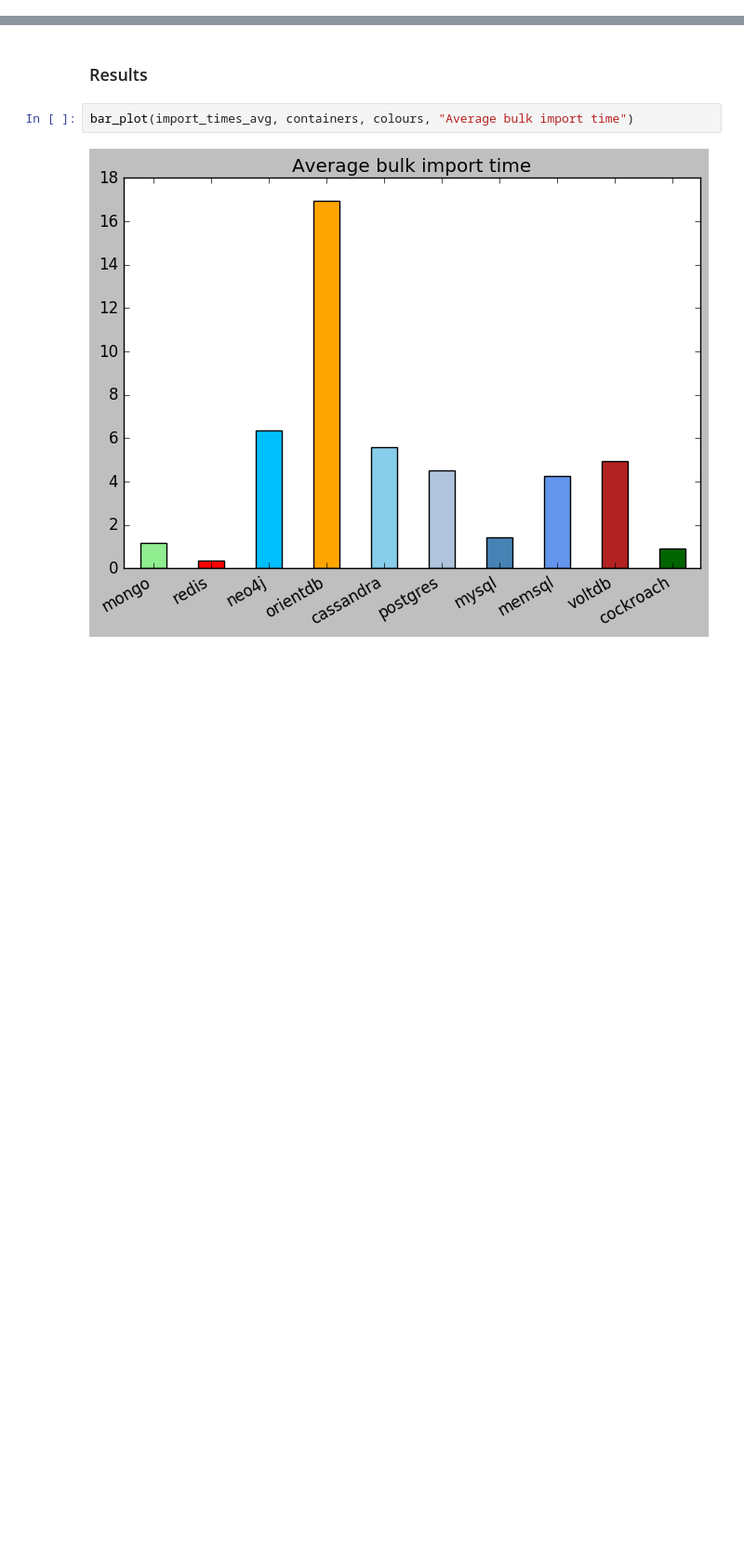
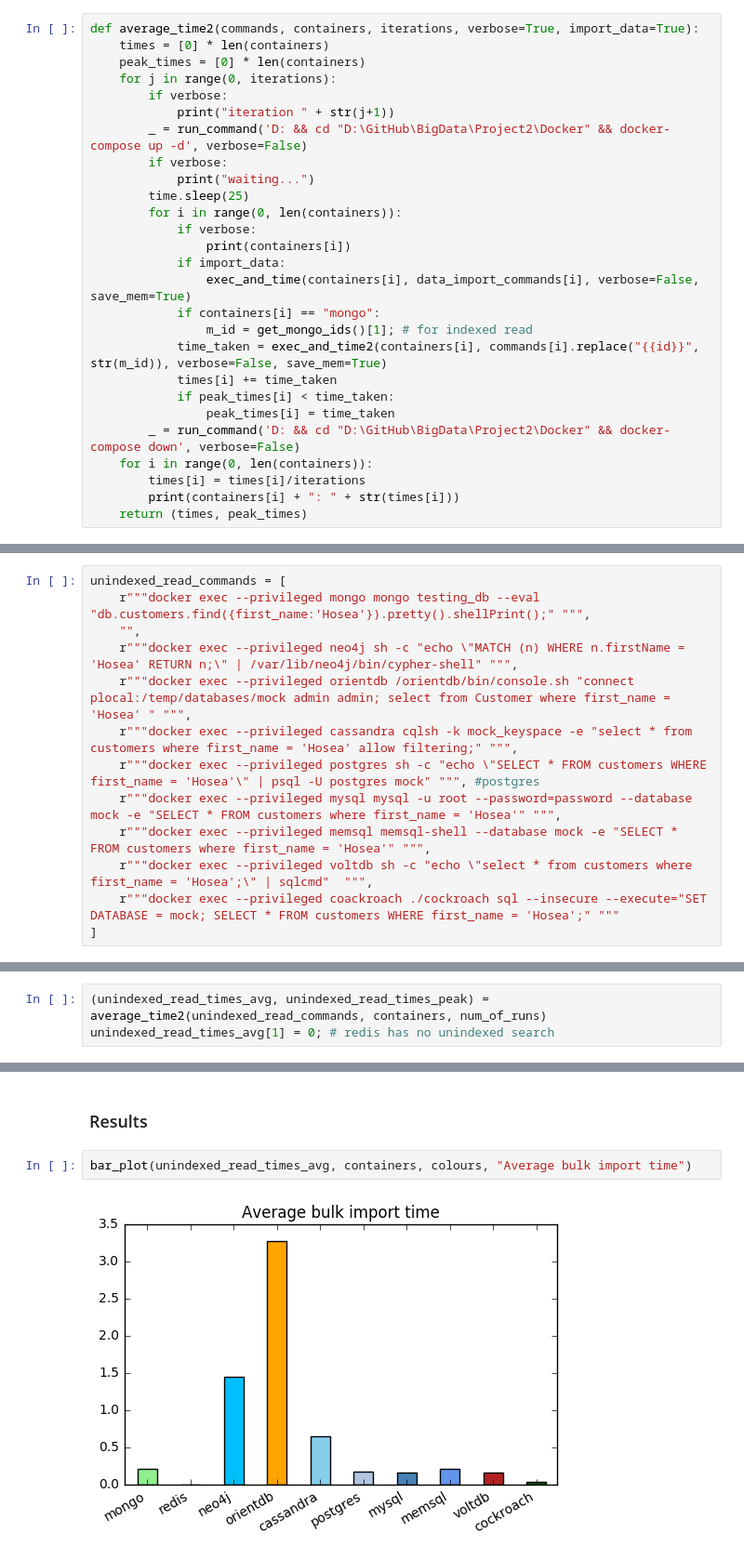
Before and after one commit to BigData-MielPops/Project2, a Jupyter notebook: python_commands_test.ipynb, the cells around one changed output, grey strips where cells are left out. Shown: that part at 93% size. Saved outputs shown, nothing was run; the diff lists cells and outputs as text; blank space fills up the shorter version.

Commit message:
added runs for select unindexed

```diff
--- a/python_commands_test.ipynb
+++ b/python_commands_test.ipynb
@@ -197,0 +233,27 @@ data_import_commands = [
+# %%
+def average_time2(commands, containers, iterations, verbose=True, import_data=True):
+    times = [0] * len(containers)
+    peak_times = [0] * len(containers)
+    for j in range(0, iterations):
+        if verbose:
+            print("iteration " + str(j+1))
+        _ = run_command('D: && cd "D:\GitHub\BigData\Project2\Docker" && docker-compose up -d', verbose=False)
+        if verbose:
+            print("waiting...")
+        time.sleep(25)
+        for i in range(0, len(containers)):
+            if verbose:
+                print(containers[i])
+            if import_data:
+                exec_and_time(containers[i], data_import_commands[i], verbose=False, save_mem=True)
+            if containers[i] == "mongo":
+                m_id = get_mongo_ids()[1]; # for indexed read
+            time_taken = exec_and_time2(containers[i], commands[i].replace("{{id}}", str(m_id)), verbose=False, save_mem=True)
+            times[i] += time_taken
+            if peak_times[i] < time_taken:
+                peak_times[i] = time_taken
+        _ = run_command('D: && cd "D:\GitHub\BigData\Project2\Docker" && docker-compose down', verbose=False)
+    for i in range(0, len(containers)):
+        times[i] = times[i]/iterations
+        print(containers[i] + ": " + str(times[i]))
+    return (times, peak_times)
@@ -198,2 +263,15 @@ data_import_commands = [
+# %%
+unindexed_read_commands = [
+    r"""docker exec --privileged mongo mongo testing_db --eval "db.customers.find({first_name:'Hosea'}).pretty().shellPrint();" """,
+    "",
+    r"""docker exec --privileged neo4j sh -c "echo \"MATCH (n) WHERE n.firstName = 'Hosea' RETURN n;\" | /var/lib/neo4j/bin/cypher-shell" """,
+    r"""docker exec --privileged orientdb /orientdb/bin/console.sh "connect plocal:/temp/databases/mock admin admin; select from Customer where first_name = 'Hosea' " """,
+    r"""docker exec --privileged cassandra cqlsh -k mock_keyspace -e "select * from customers where first_name = 'Hosea' allow filtering;" """,
+    r"""docker exec --privileged postgres sh -c "echo \"SELECT * FROM customers WHERE first_name = 'Hosea'\" | psql -U postgres mock" """, #postgres
+    r"""docker exec --privileged mysql mysql -u root --password=password --database mock -e "SELECT * FROM customers where first_name = 'Hosea'" """,
+    r"""docker exec --privileged memsql memsql-shell --database mock -e "SELECT * FROM customers where first_name = 'Hosea'" """,
+    r"""docker exec --privileged voltdb sh -c "echo \"select * from customers where first_name = 'Hosea';\" | sqlcmd"  """,
+    r"""docker exec --privileged coackroach ./cockroach sql --insecure --execute="SET DATABASE = mock; SELECT * FROM customers WHERE first_name = 'Hosea';" """
+]
 # %% [markdown]
 #### Iterating
@@ -219,0 +278,3 @@ cockroach: 0.9271417856216431
+# %%
+(unindexed_read_times_avg, unindexed_read_times_peak) = average_time2(unindexed_read_commands, containers, num_of_runs)
+unindexed_read_times_avg[1] = 0; # redis has no unindexed search
@@ -220,6 +299,6 @@ cockroach: 0.9271417856216431
 # %% [markdown]
 ### Results
 # %%
-bar_plot(import_times_avg, containers, colours, "Average bulk import time")
+bar_plot(unindexed_read_times_avg, containers, colours, "Average bulk import time")
 # %% [output]
-[figure, old version]
+[figure, new version]
```
Also changed, not shown: parts of 21 cells of this notebook.
